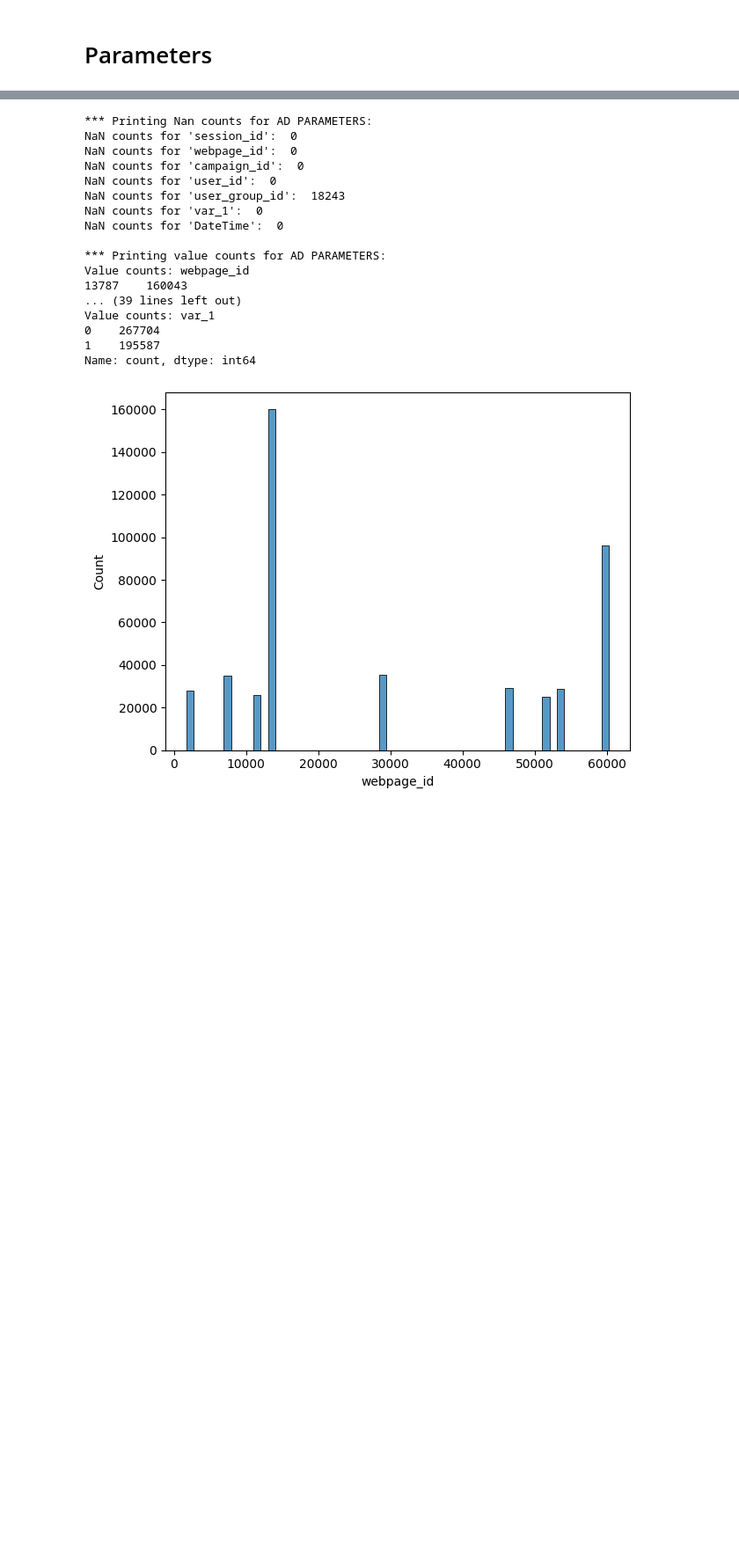
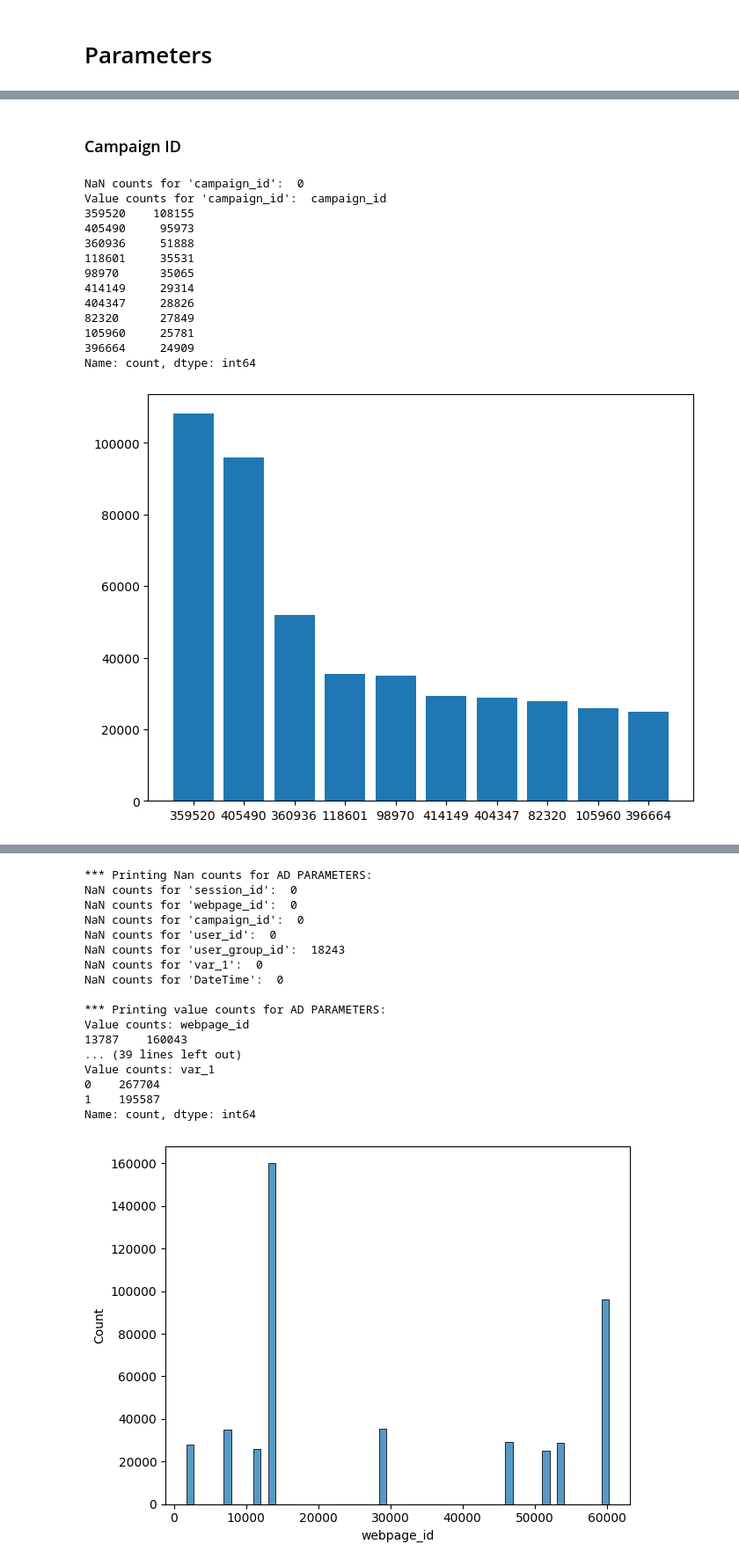
Before and after one commit to kevvvch/machine_learning_proy, a Jupyter notebook: 1-eda.ipynb, the cells around one changed output, grey strips where cells are left out. Shown at 88% size. Drawn from its saved outputs; the diff is of its cells as text; code cells hidden in the pictures; blank space fills up the shorter version.

```diff
--- a/1-eda.ipynb
+++ b/1-eda.ipynb
@@ -72,0 +138,24 @@ def convert_to_int(value):
+# %% [markdown]
+### Campaign ID
+# %%
+parameter = "campaign_id"
+analyze_nan_values(dataset, parameter)
+analyze_value_counts(dataset, parameter)
+plot_bar(dataset, parameter)
+plot_correlation(dataset, parameter, column_target)
+plot_violinPlot(dataset, parameter, column_target)
+# %% [output]
+NaN counts for 'campaign_id':  0
+Value counts for 'campaign_id':  campaign_id
+359520    108155
+405490     95973
+360936     51888
+118601     35531
+98970      35065
+414149     29314
+404347     28826
+82320      27849
+105960     25781
+396664     24909
+Name: count, dtype: int64
+[figure, added]
```
Also changed, not shown: parts of 24 cells of this notebook.
